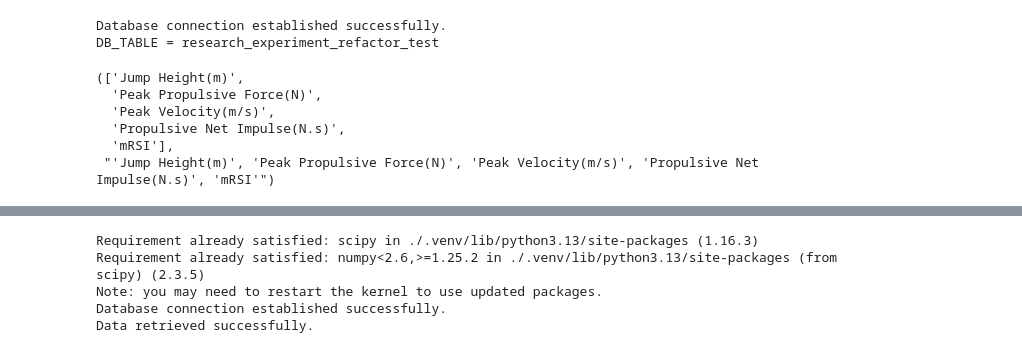
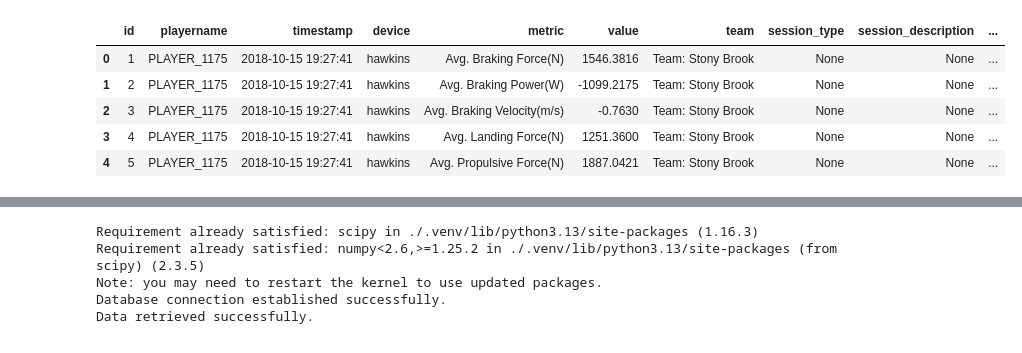
Before and after one commit to amapuyan/507_groupproject_2025, a Jupyter notebook: part3_viz_individual.ipynb, the cells around one changed output, grey strips where cells are left out. Saved outputs shown, nothing was run; the diff lists cells and outputs as text; code cells hidden in the pictures.

```diff
--- a/part3_viz_individual.ipynb
+++ b/part3_viz_individual.ipynb
@@ -67,52 +10,31 @@ The screenshots correspond to the **Jump Height(m) over time** plots for each at
 # %%
-# [Cell 1]  Setup: imports + database connection
-
 import os
 from dotenv import load_dotenv
 from sqlalchemy import create_engine, text
 import pandas as pd
-import matplotlib.pyplot as plt
-from scipy.stats import linregress  # used later for trend
+
 
 load_dotenv()
 
 DB_USER = os.getenv("DB_USER")
 DB_PASSWORD = os.getenv("DB_PASSWORD")
 DB_HOST = os.getenv("DB_HOST")
-DB_PORT = os.getenv("DB_PORT", "3306")
+DB_PORT = os.getenv("DB_PORT")
 DB_NAME = os.getenv("DB_NAME")
 DB_TABLE = os.getenv("DB_TABLE")
 
 connection_string = (
     f"mysql+pymysql://{DB_USER}:{DB_PASSWORD}@{DB_HOST}:{DB_PORT}/{DB_NAME}"
 )
 
 engine = create_engine(connection_string)
 
-print("Database connection established successfully.")
-print("DB_TABLE =", DB_TABLE)
+df = pd.read_sql(text(f"SELECT * FROM {DB_TABLE} LIMIT 50000"), engine)
+df.head()
 # %% [output]
-Database connection established successfully.
-DB_TABLE = research_experiment_refactor_test
+|  | id | playername | timestamp | device | metric | value | team | session_type | session_description | ... |
+| 0 | 1 | PLAYER_1175 | 2018-10-15 19:27:41 | hawkins | Avg. Braking Force(N) | 1546.3816 | Team: Stony Brook | None | None | ... |
+| 1 | 2 | PLAYER_1175 | 2018-10-15 19:27:41 | hawkins | Avg. Braking Power(W) | -1099.2175 | Team: Stony Brook | None | None | ... |
+| 2 | 3 | PLAYER_1175 | 2018-10-15 19:27:41 | hawkins | Avg. Braking Velocity(m/s) | -0.7630 | Team: Stony Brook | None | None | ... |
+| 3 | 4 | PLAYER_1175 | 2018-10-15 19:27:41 | hawkins | Avg. Landing Force(N) | 1251.3600 | Team: Stony Brook | None | None | ... |
+| 4 | 5 | PLAYER_1175 | 2018-10-15 19:27:41 | hawkins | Avg. Propulsive Force(N) | 1887.0421 | Team: Stony Brook | None | None | ... |
-# %%
-# [Cell 2]  Define selected metrics
-
-SELECTED_METRICS = [
-    "Jump Height(m)",
-    "Peak Propulsive Force(N)",
-    "Peak Velocity(m/s)",
-    "Propulsive Net Impulse(N.s)",
-    "mRSI",
-]
-
-# Build a comma-separated string for SQL IN (...)
-metrics_sql = ", ".join([f"'{m}'" for m in SELECTED_METRICS])
-
-SELECTED_METRICS, metrics_sql
-# %% [output]
-(['Jump Height(m)',
-  'Peak Propulsive Force(N)',
-  'Peak Velocity(m/s)',
-  'Propulsive Net Impulse(N.s)',
-  'mRSI'],
- "'Jump Height(m)', 'Peak Propulsive Force(N)', 'Peak Velocity(m/s)', 'Propulsive Net Impulse(N.s)', 'mRSI'")
```
Also changed, not shown: parts of 19 cells of this notebook.
